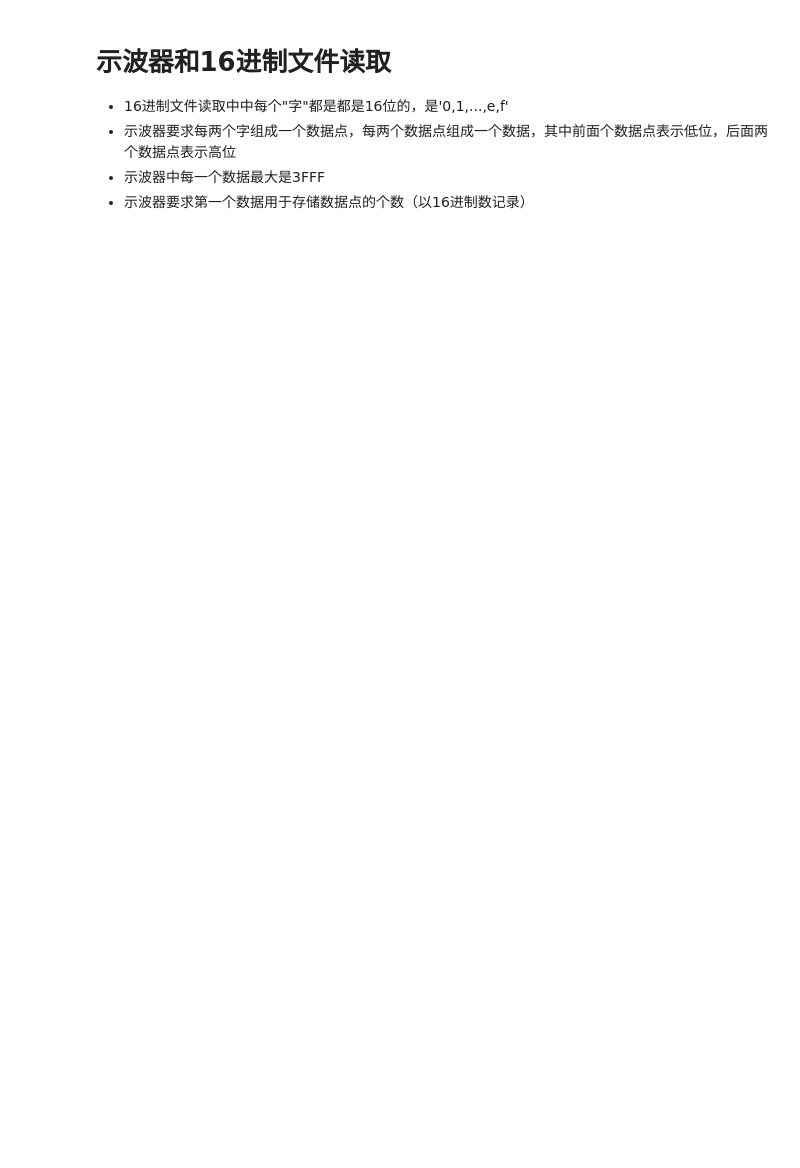
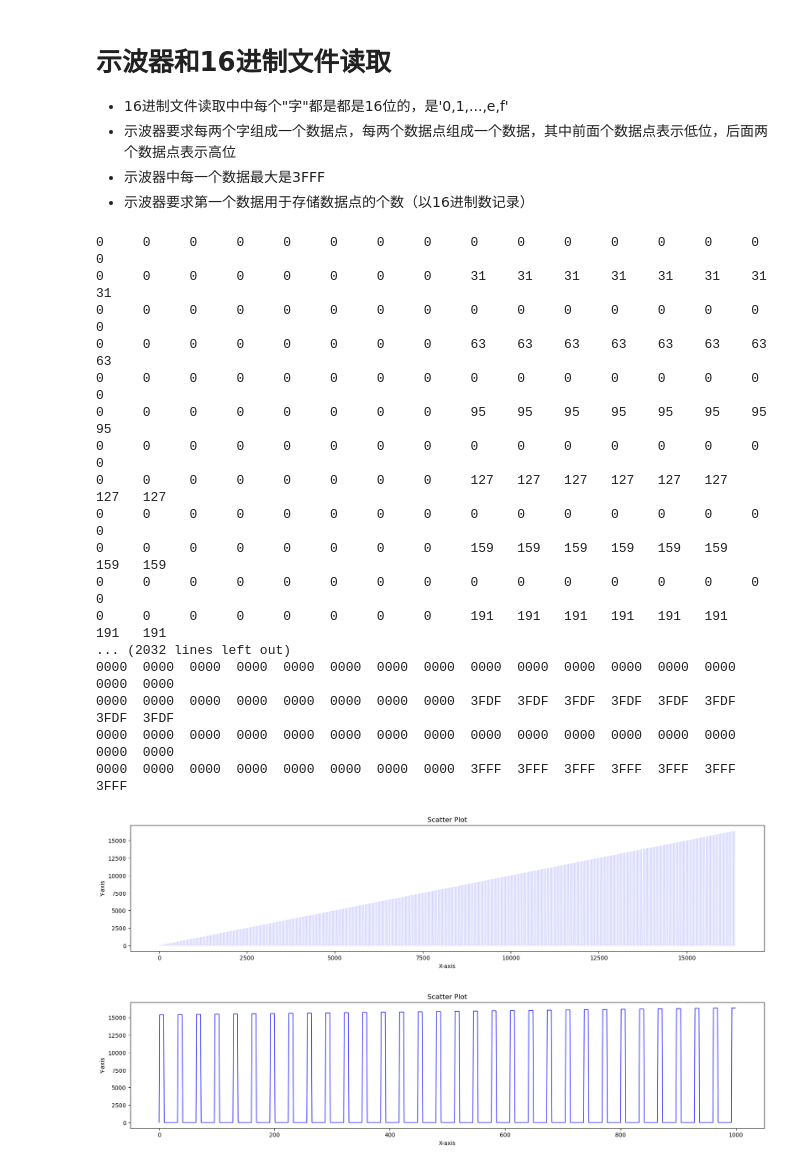
Before and after one commit to Xuanyiyiren/Oscilloscope-waveform-editing, a Jupyter notebook: 波形编辑.ipynb, the cells around one changed output. Cells and saved outputs as stored; diff of their text form; code cells hidden in the pictures; blank space fills up the shorter version.

```diff
--- a/波形编辑.ipynb
+++ b/波形编辑.ipynb
@@ -96,3 +96,55 @@ True
 * 示波器要求每两个字组成一个数据点，每两个数据点组成一个数据，其中前面个数据点表示低位，后面两个数据点表示高位
 * 示波器中每一个数据最大是3FFF
 * 示波器要求第一个数据用于存储数据点的个数（以16进制数记录）
+# %%
+max=int('0x3fff',16)
+lenth=int('0x3fff',16) #长度不是4000而是3fff，应该是考虑到周期为 T 的离散波形实际上只需要 T-1 个值，对于非周期波形状，只能强行舍掉一位
+Nb=512
+Ns=4
+dx=lenth/(Nb*Ns)
+dy=max/Nb
+
+newvalue=[]
+for i in range(lenth):
+    ismall=int(i/dx)
+    ibig=ismall//Ns
+    ismall_in_big=ismall-Ns*ibig
+    # ibig从0遍历到Nb-1，ismall从0遍历到Nb*Ns-1，ismall_in_big对于每一个固定的ibig从0遍历到Ns-1
+
+    # print(i,ibig,int(i/(Ns*dx)),ismall,ismall_in_big) #如何表征二重分割
+    # # print(ibig*dy)
+    if ismall_in_big%Ns==(Ns-1):
+        newvalue.append(int((ibig+1)*dy)) #考虑到ibig从0遍历到Nb-1，ismall从0遍历到Nb*Ns-1，ismall_in_big对于每一个固定的ibig从0遍历到Ns-1
+    else:
+        newvalue.append(0)
+
+
+
+printlonglist(newvalue)
+printlonglist(list_value_hex(newvalue))
+# plot_scatter(newvalue)
+plot_line(newvalue)
+plot_line(newvalue[lenth-1000:lenth],linewidth=1)
+
+
+writeraffile(newvalue,'512steps_zkb_25.raf')
+# %% [output]
+0     0     0     0     0     0     0     0     0     0     0     0     0     0     0     0
+0     0     0     0     0     0     0     0     31    31    31    31    31    31    31    31
+0     0     0     0     0     0     0     0     0     0     0     0     0     0     0     0
+0     0     0     0     0     0     0     0     63    63    63    63    63    63    63    63
+0     0     0     0     0     0     0     0     0     0     0     0     0     0     0     0
+0     0     0     0     0     0     0     0     95    95    95    95    95    95    95    95
+0     0     0     0     0     0     0     0     0     0     0     0     0     0     0     0
+0     0     0     0     0     0     0     0     127   127   127   127   127   127   127   127
+0     0     0     0     0     0     0     0     0     0     0     0     0     0     0     0
+0     0     0     0     0     0     0     0     159   159   159   159   159   159   159   159
+0     0     0     0     0     0     0     0     0     0     0     0     0     0     0     0
+0     0     0     0     0     0     0     0     191   191   191   191   191   191   191   191
+... (2032 lines left out)
+0000  0000  0000  0000  0000  0000  0000  0000  0000  0000  0000  0000  0000  0000  0000  0000
+0000  0000  0000  0000  0000  0000  0000  0000  3FDF  3FDF  3FDF  3FDF  3FDF  3FDF  3FDF  3FDF
+0000  0000  0000  0000  0000  0000  0000  0000  0000  0000  0000  0000  0000  0000  0000  0000
+0000  0000  0000  0000  0000  0000  0000  0000  3FFF  3FFF  3FFF  3FFF  3FFF  3FFF  3FFF
+[figure, added]
+[figure, added]
```
Also changed, not shown: parts of 4 cells of this notebook.
